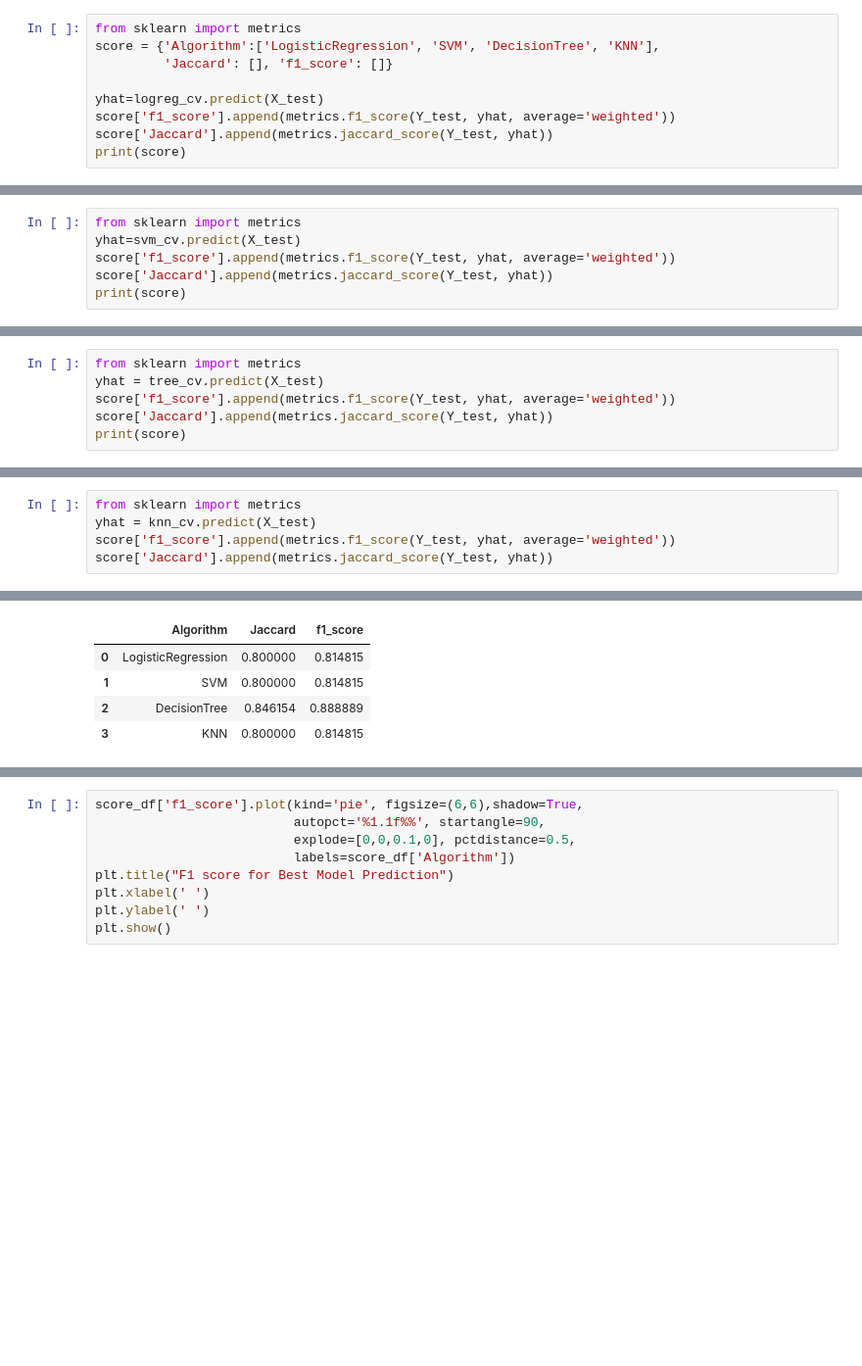
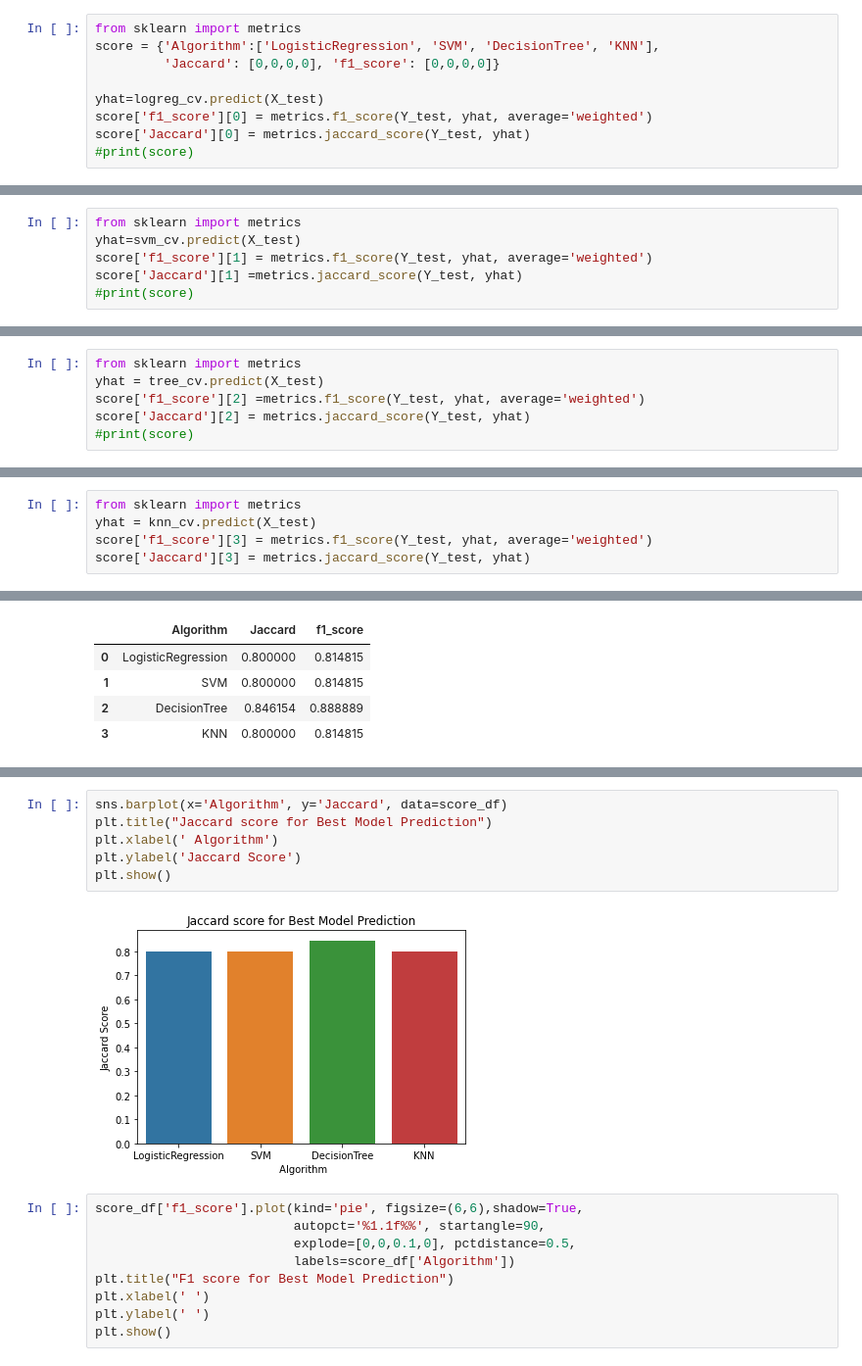
Before and after one commit to githubmach/PythonDS, a Jupyter notebook: SpaceX_Machine Learning Prediction_Part_5.ipynb, the cells around one changed output, grey strips where cells are left out. Shown: that part at 98% size. Saved outputs shown, nothing was run; the diff lists cells and outputs as text; blank space fills up the shorter version.

```diff
--- a/SpaceX_Machine Learning Prediction_Part_5.ipynb
+++ b/SpaceX_Machine Learning Prediction_Part_5.ipynb
@@ -219,9 +219,9 @@ Calculate the accuracy on the test data using the method <code>score</code>:
 # %%
 from sklearn import metrics
 score = {'Algorithm':['LogisticRegression', 'SVM', 'DecisionTree', 'KNN'],
-         'Jaccard': [], 'f1_score': []}
+         'Jaccard': [0,0,0,0], 'f1_score': [0,0,0,0]}
 
 yhat=logreg_cv.predict(X_test)
-score['f1_score'].append(metrics.f1_score(Y_test, yhat, average='weighted'))
-score['Jaccard'].append(metrics.jaccard_score(Y_test, yhat))
-print(score)
+score['f1_score'][0] = metrics.f1_score(Y_test, yhat, average='weighted')
+score['Jaccard'][0] = metrics.jaccard_score(Y_test, yhat)
+#print(score)
@@ -274,6 +272,6 @@ Calculate the accuracy on the test data using the method <code>score</code>:
 # %%
 from sklearn import metrics
 yhat=svm_cv.predict(X_test)
-score['f1_score'].append(metrics.f1_score(Y_test, yhat, average='weighted'))
-score['Jaccard'].append(metrics.jaccard_score(Y_test, yhat))
-print(score)
+score['f1_score'][1] = metrics.f1_score(Y_test, yhat, average='weighted')
+score['Jaccard'][1] =metrics.jaccard_score(Y_test, yhat)
+#print(score)
@@ -329,6 +325,6 @@ Calculate the accuracy of tree_cv on the test data using the method <code>score<
 # %%
 from sklearn import metrics
 yhat = tree_cv.predict(X_test)
-score['f1_score'].append(metrics.f1_score(Y_test, yhat, average='weighted'))
-score['Jaccard'].append(metrics.jaccard_score(Y_test, yhat))
-print(score)
+score['f1_score'][2] =metrics.f1_score(Y_test, yhat, average='weighted')
+score['Jaccard'][2] = metrics.jaccard_score(Y_test, yhat)
+#print(score)
@@ -378,8 +372,8 @@ Calculate the accuracy of knn_cv on the test data using the method <code>score</
 # %%
 from sklearn import metrics
 yhat = knn_cv.predict(X_test)
-score['f1_score'].append(metrics.f1_score(Y_test, yhat, average='weighted'))
-score['Jaccard'].append(metrics.jaccard_score(Y_test, yhat))
+score['f1_score'][3] = metrics.f1_score(Y_test, yhat, average='weighted')
+score['Jaccard'][3] = metrics.jaccard_score(Y_test, yhat)
 # %%
 print('KNN f1_score =', score['f1_score'][3])
 print('KNN Jaccard score =', score['Jaccard'][3])
@@ -412,3 +403,11 @@ Looking at the pie chart, we clearly see that Decision Tree is the best model.
+# %%
+sns.barplot(x='Algorithm', y='Jaccard', data=score_df)
+plt.title("Jaccard score for Best Model Prediction")
+plt.xlabel(' Algorithm')
+plt.ylabel('Jaccard Score')
+plt.show()
+# %% [output]
+[figure, added]
 # %%
 score_df['f1_score'].plot(kind='pie', figsize=(6,6),shadow=True,
                           autopct='%1.1f%%', startangle=90,
```
Also changed, not shown: parts of 6 cells of this notebook.
